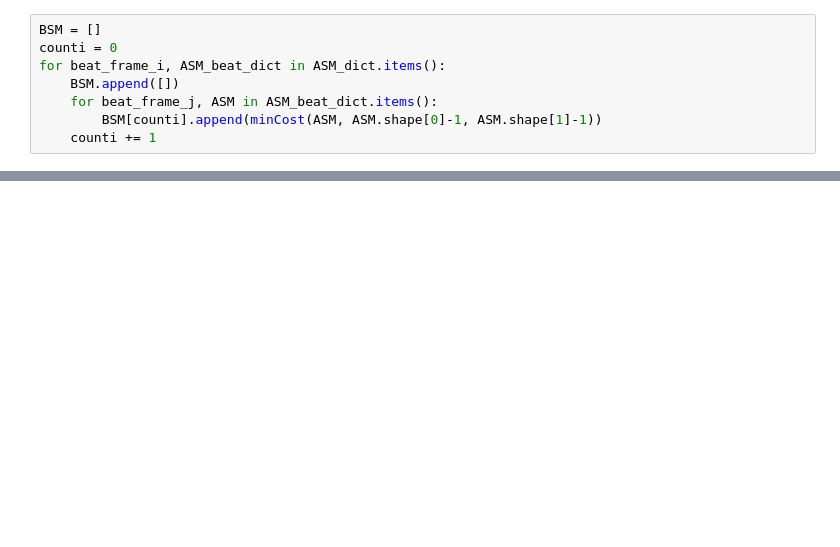
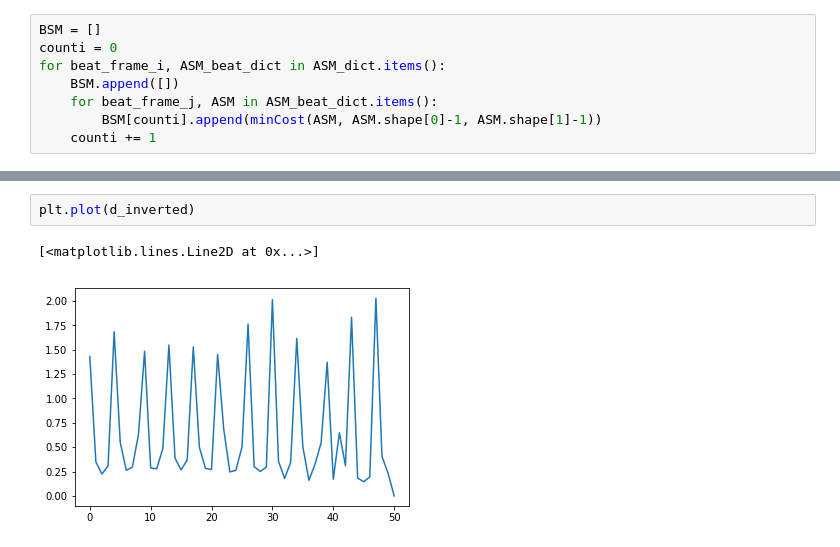
Before and after one commit to ljoglar/time_signature_estimations, a Jupyter notebook: Meter_Estimation.ipynb, the cells around one changed output, grey strips where cells are left out. Drawn from its saved outputs; the diff is of its cells as text; blank space fills up the shorter version.

```diff
--- a/Meter_Estimation.ipynb
+++ b/Meter_Estimation.ipynb
@@ -152,0 +174,5 @@ plt.savefig("f.pdf")
+# %%
+plt.plot(d_inverted)
+# %% [output]
+[<matplotlib.lines.Line2D at 0x...>]
+[figure, added]
```
Also changed, not shown: parts of 14 cells of this notebook.
